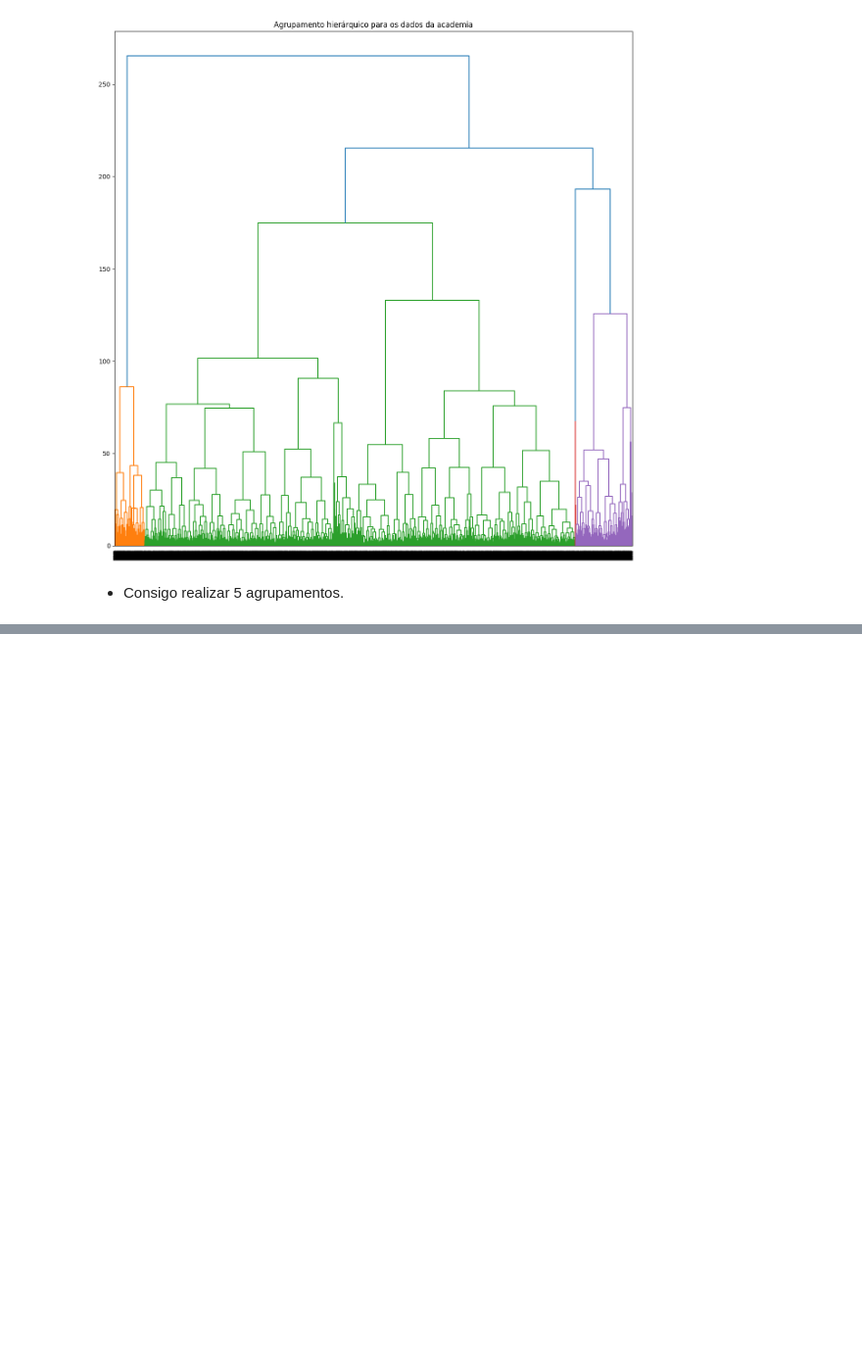
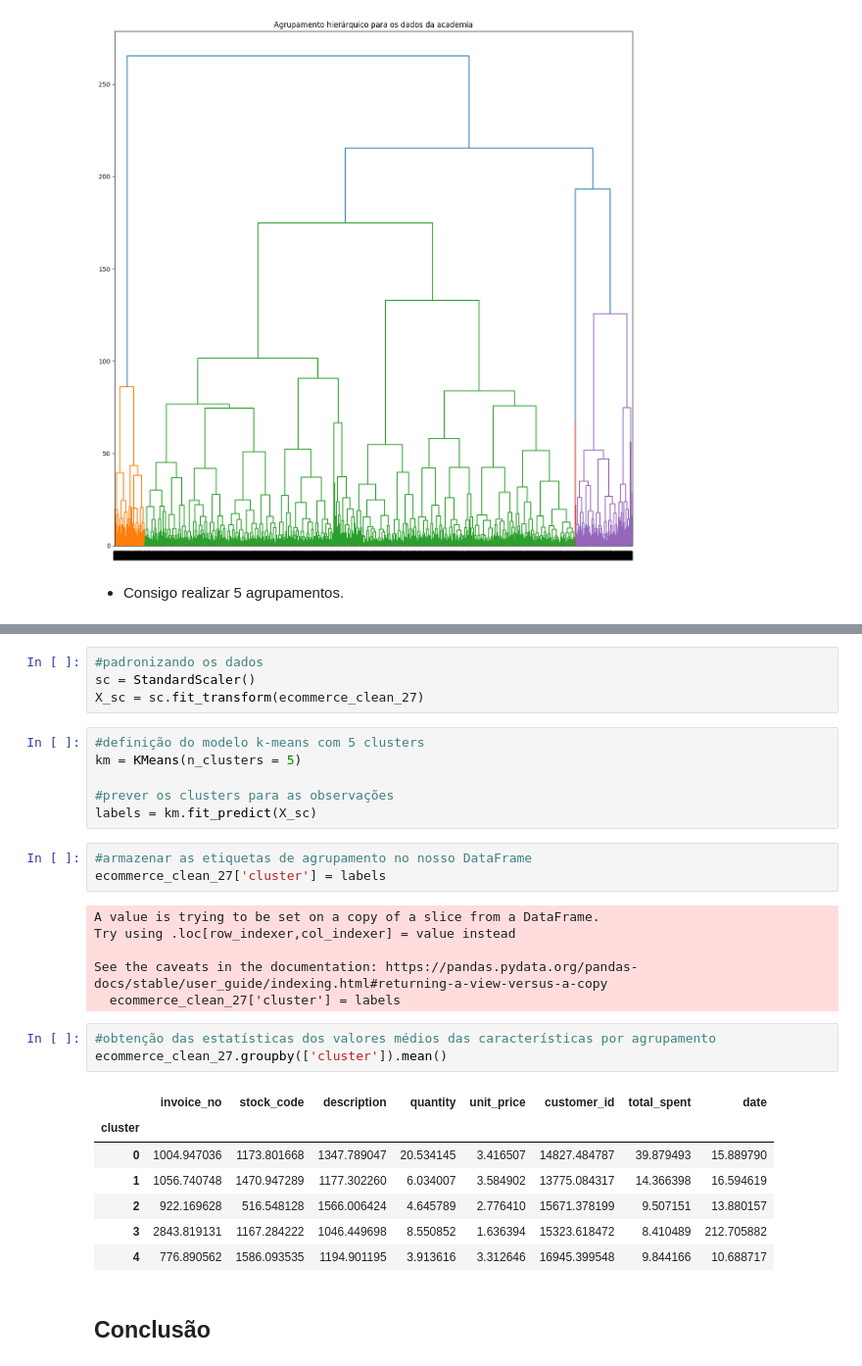
Before and after one commit to renanpan/Segmentando_clientes, a Jupyter notebook: projeto_sprint_13.ipynb, the cells around one changed output, grey strips where cells are left out. Shown at 98% size. Drawn from its saved outputs; the diff is of its cells as text; blank space fills up the shorter version.

Commit message:
Adicionando cluster por kmeans

```diff
--- a/projeto_sprint_13.ipynb
+++ b/projeto_sprint_13.ipynb
@@ -936,0 +945,32 @@ plt.show()
+# %%
+#padronizando os dados
+sc = StandardScaler()
+X_sc = sc.fit_transform(ecommerce_clean_27)
+# %%
+#definição do modelo k-means com 5 clusters
+km = KMeans(n_clusters = 5)
+
+#prever os clusters para as observações
+labels = km.fit_predict(X_sc)
+# %%
+#armazenar as etiquetas de agrupamento no nosso DataFrame
+ecommerce_clean_27['cluster'] = labels
+# %% [output]
+A value is trying to be set on a copy of a slice from a DataFrame.
+Try using .loc[row_indexer,col_indexer] = value instead
+
+See the caveats in the documentation: https://pandas.pydata.org/pandas-docs/stable/user_guide/indexing.html#returning-a-view-versus-a-copy
+  ecommerce_clean_27['cluster'] = labels
+# %%
+#obtenção das estatísticas dos valores médios das características por agrupamento
+ecommerce_clean_27.groupby(['cluster']).mean()
+# %% [output]
+|  | invoice_no | stock_code | description | quantity | unit_price | customer_id | total_spent | date |
+| cluster |  |  |  |  |  |  |  |  |
+| 0 | 1004.947036 | 1173.801668 | 1347.789047 | 20.534145 | 3.416507 | 14827.484787 | 39.879493 | 15.889790 |
+| 1 | 1056.740748 | 1470.947289 | 1177.302260 | 6.034007 | 3.584902 | 13775.084317 | 14.366398 | 16.594619 |
+| 2 | 922.169628 | 516.548128 | 1566.006424 | 4.645789 | 2.776410 | 15671.378199 | 9.507151 | 13.880157 |
+| 3 | 2843.819131 | 1167.284222 | 1046.449698 | 8.550852 | 1.636394 | 15323.618472 | 8.410489 | 212.705882 |
+| 4 | 776.890562 | 1586.093535 | 1194.901195 | 3.913616 | 3.312646 | 16945.399548 | 9.844166 | 10.688717 |
+# %% [markdown]
+## Conclusão
```
Also changed, not shown: parts of 8 cells of this notebook.
